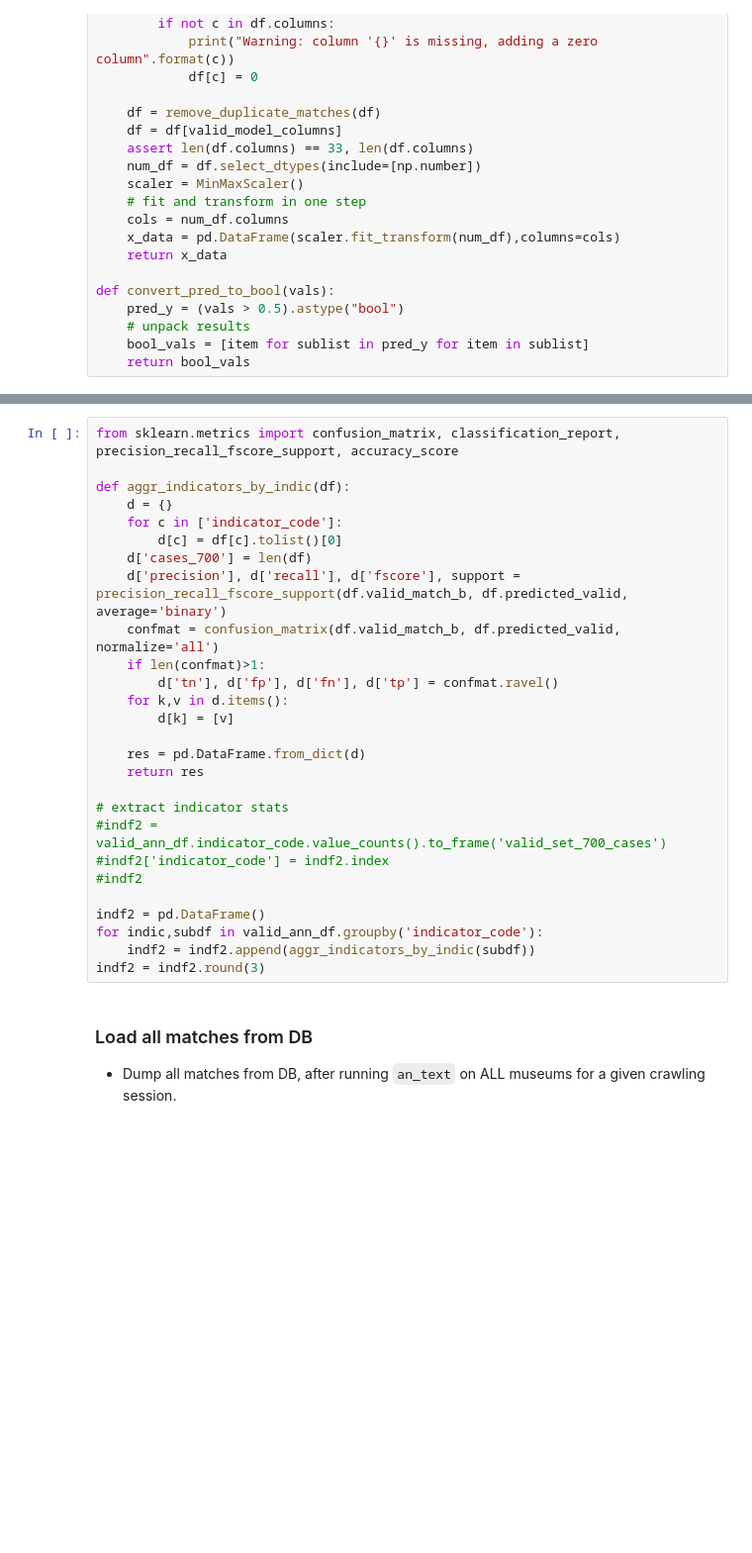
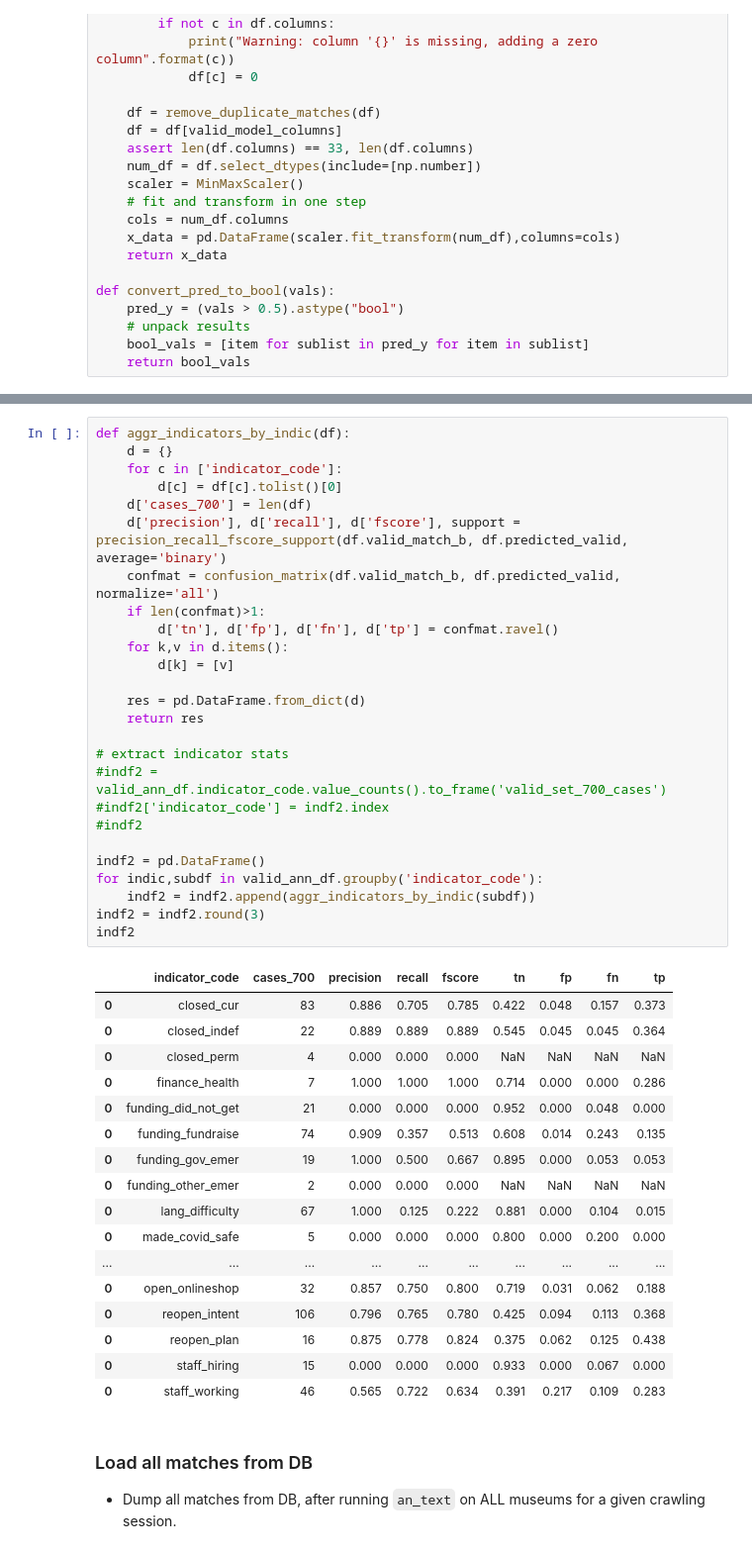
Before and after one commit to Birkbeck/museums-in-the-pandemic, a Jupyter notebook: mip/notebooks/02_extract_indicators.ipynb, the cells around one changed output, grey strips where cells are left out. Shown at 99% size. Drawn from its saved outputs; the diff is of its cells as text; blank space fills up the shorter version.

```diff
--- a/mip/notebooks/02_extract_indicators.ipynb
+++ b/mip/notebooks/02_extract_indicators.ipynb
@@ -153,31 +156,48 @@ remove_duplicate_matches: 700 700
 10 rows × 45 columns
 # %%
-from sklearn.metrics import confusion_matrix, classification_report, precision_recall_fscore_support, accuracy_score
-
 def aggr_indicators_by_indic(df):
     d = {}
     for c in ['indicator_code']:
         d[c] = df[c].tolist()[0]
     d['cases_700'] = len(df)
     d['precision'], d['recall'], d['fscore'], support = precision_recall_fscore_support(df.valid_match_b, df.predicted_valid, average='binary')
     confmat = confusion_matrix(df.valid_match_b, df.predicted_valid, normalize='all')
     if len(confmat)>1:
         d['tn'], d['fp'], d['fn'], d['tp'] = confmat.ravel()
     for k,v in d.items():
         d[k] = [v]
 
     res = pd.DataFrame.from_dict(d)
     return res
 
 # extract indicator stats
 #indf2 = valid_ann_df.indicator_code.value_counts().to_frame('valid_set_700_cases')
 #indf2['indicator_code'] = indf2.index
 #indf2
 
 indf2 = pd.DataFrame()
 for indic,subdf in valid_ann_df.groupby('indicator_code'):
     indf2 = indf2.append(aggr_indicators_by_indic(subdf))
 indf2 = indf2.round(3)
+indf2
+# %% [output]
+|  | indicator_code | cases_700 | precision | recall | fscore | tn | fp | fn | tp |
+| 0 | closed_cur | 83 | 0.886 | 0.705 | 0.785 | 0.422 | 0.048 | 0.157 | 0.373 |
+| 0 | closed_indef | 22 | 0.889 | 0.889 | 0.889 | 0.545 | 0.045 | 0.045 | 0.364 |
+| 0 | closed_perm | 4 | 0.000 | 0.000 | 0.000 | NaN | NaN | NaN | NaN |
+| 0 | finance_health | 7 | 1.000 | 1.000 | 1.000 | 0.714 | 0.000 | 0.000 | 0.286 |
+| 0 | funding_did_not_get | 21 | 0.000 | 0.000 | 0.000 | 0.952 | 0.000 | 0.048 | 0.000 |
+| 0 | funding_fundraise | 74 | 0.909 | 0.357 | 0.513 | 0.608 | 0.014 | 0.243 | 0.135 |
+| 0 | funding_gov_emer | 19 | 1.000 | 0.500 | 0.667 | 0.895 | 0.000 | 0.053 | 0.053 |
+| 0 | funding_other_emer | 2 | 0.000 | 0.000 | 0.000 | NaN | NaN | NaN | NaN |
+| 0 | lang_difficulty | 67 | 1.000 | 0.125 | 0.222 | 0.881 | 0.000 | 0.104 | 0.015 |
+| 0 | made_covid_safe | 5 | 0.000 | 0.000 | 0.000 | 0.800 | 0.000 | 0.200 | 0.000 |
+| ... | ... | ... | ... | ... | ... | ... | ... | ... | ... |
+| 0 | open_onlineshop | 32 | 0.857 | 0.750 | 0.800 | 0.719 | 0.031 | 0.062 | 0.188 |
+| 0 | reopen_intent | 106 | 0.796 | 0.765 | 0.780 | 0.425 | 0.094 | 0.113 | 0.368 |
+| 0 | reopen_plan | 16 | 0.875 | 0.778 | 0.824 | 0.375 | 0.062 | 0.125 | 0.438 |
+| 0 | staff_hiring | 15 | 0.000 | 0.000 | 0.000 | 0.933 | 0.000 | 0.067 | 0.000 |
+| 0 | staff_working | 46 | 0.565 | 0.722 | 0.634 | 0.391 | 0.217 | 0.109 | 0.283 |
 # %% [markdown]
 ### Load all matches from DB
 
```
Also changed, not shown: parts of 18 cells of this notebook, 6 other files.
